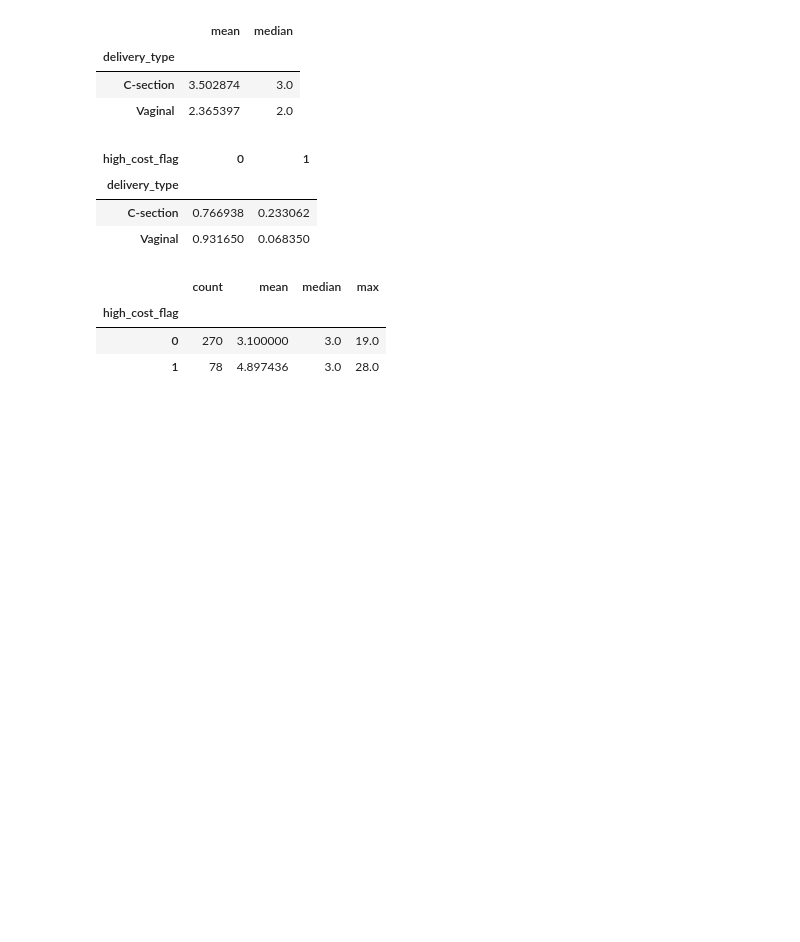
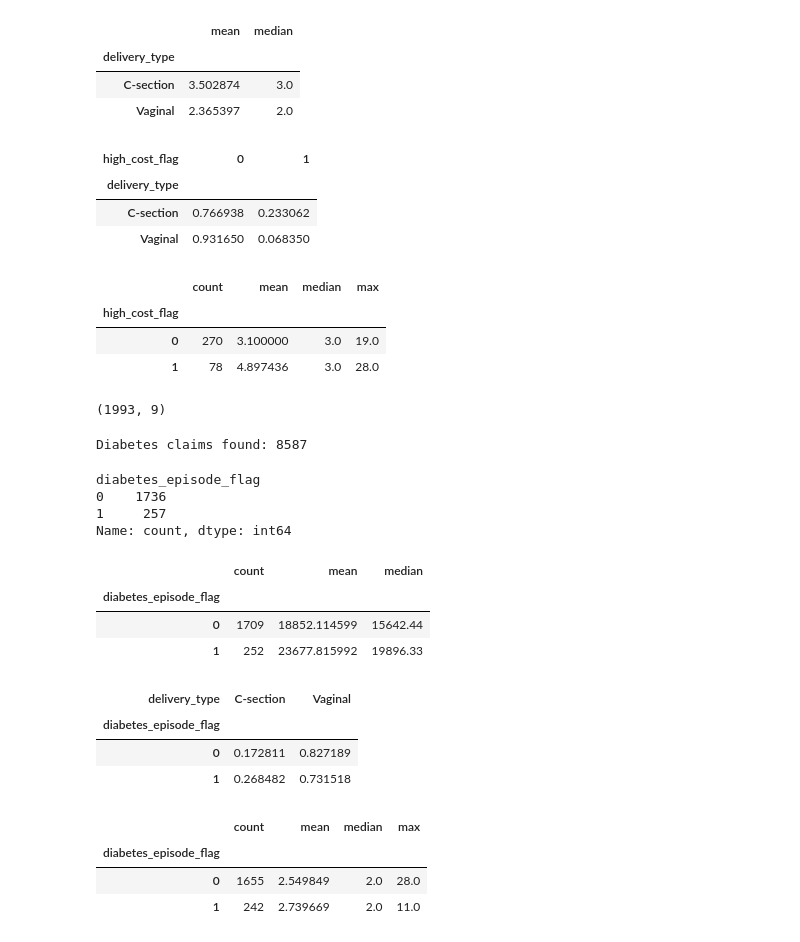
Before and after one commit to vsputta/episode-care-analytics, a Jupyter notebook: notebooks/maternity_episode_analysis.ipynb, the cells around one changed output. Saved outputs shown, nothing was run; the diff lists cells and outputs as text; code cells hidden in the pictures; blank space fills up the shorter version.

Commit message:
Added gestational diabetes risk and cost driver analysis

```diff
--- a/notebooks/maternity_episode_analysis.ipynb
+++ b/notebooks/maternity_episode_analysis.ipynb
@@ -537,3 +537,81 @@ episodes[episodes['delivery_type']=="C-section"].groupby('high_cost_flag')['los_
 | high_cost_flag |  |  |  |  |
 | 0 | 270 | 3.100000 | 3.0 | 19.0 |
 | 1 | 78 | 4.897436 | 3.0 | 28.0 |
+# %%
+episodes.shape
+# %% [output]
+(1993, 9)
+# %%
+# ==============================
+# IDENTIFY GESTATIONAL DIABETES
+# ==============================
+
+diag_cols = [c for c in med.columns if 'icddiag' in c]
+
+def has_diabetes(row):
+    for val in row:
+        if pd.notna(val):
+            code = str(val)
+            if code.startswith('O24'):
+                return 1
+    return 0
+
+med['diabetes_flag'] = med[diag_cols].apply(has_diabetes, axis=1)
+
+print("Diabetes claims found:", med['diabetes_flag'].sum())
+# %% [output]
+Diabetes claims found: 8587
+# %%
+# =========================================
+# Collapse diabetes to pregnancy episode level
+# =========================================
+
+diabetes_episode = (
+    med.groupby('memberid')['diabetes_flag']
+       .max()
+       .reset_index()
+       .rename(columns={'diabetes_flag': 'diabetes_episode_flag'})
+)
+
+# merge into episodes table
+episodes = episodes.merge(diabetes_episode, on='memberid', how='left')
+
+# fill missing
+episodes['diabetes_episode_flag'] = episodes['diabetes_episode_flag'].fillna(0).astype(int)
+
+# incidence count
+episodes['diabetes_episode_flag'].value_counts()
+# %% [output]
+diabetes_episode_flag
+0    1736
+1     257
+Name: count, dtype: int64
+# %%
+# =========================================
+# COST COMPARISON: diabetes vs normal
+# =========================================
+
+episodes.groupby('diabetes_episode_flag')['total_medical_cost'].agg(['count','mean','median'])
+# %% [output]
+|  | count | mean | median |
+| diabetes_episode_flag |  |  |  |
+| 0 | 1709 | 18852.114599 | 15642.44 |
+| 1 | 252 | 23677.815992 | 19896.33 |
+# %%
+#1 C-section : Diabetes vs normal
+
+pd.crosstab(episodes['diabetes_episode_flag'], episodes['delivery_type'], normalize='index')
+# %% [output]
+| delivery_type | C-section | Vaginal |
+| diabetes_episode_flag |  |  |
+| 0 | 0.172811 | 0.827189 |
+| 1 | 0.268482 | 0.731518 |
+# %%
+#2 LOS
+
+episodes.groupby('diabetes_episode_flag')['los_clean'].agg(['count','mean','median','max'])
+# %% [output]
+|  | count | mean | median | max |
+| diabetes_episode_flag |  |  |  |  |
+| 0 | 1655 | 2.549849 | 2.0 | 28.0 |
+| 1 | 242 | 2.739669 | 2.0 | 11.0 |
```
Also changed, not shown: parts of 2 cells of this notebook.
